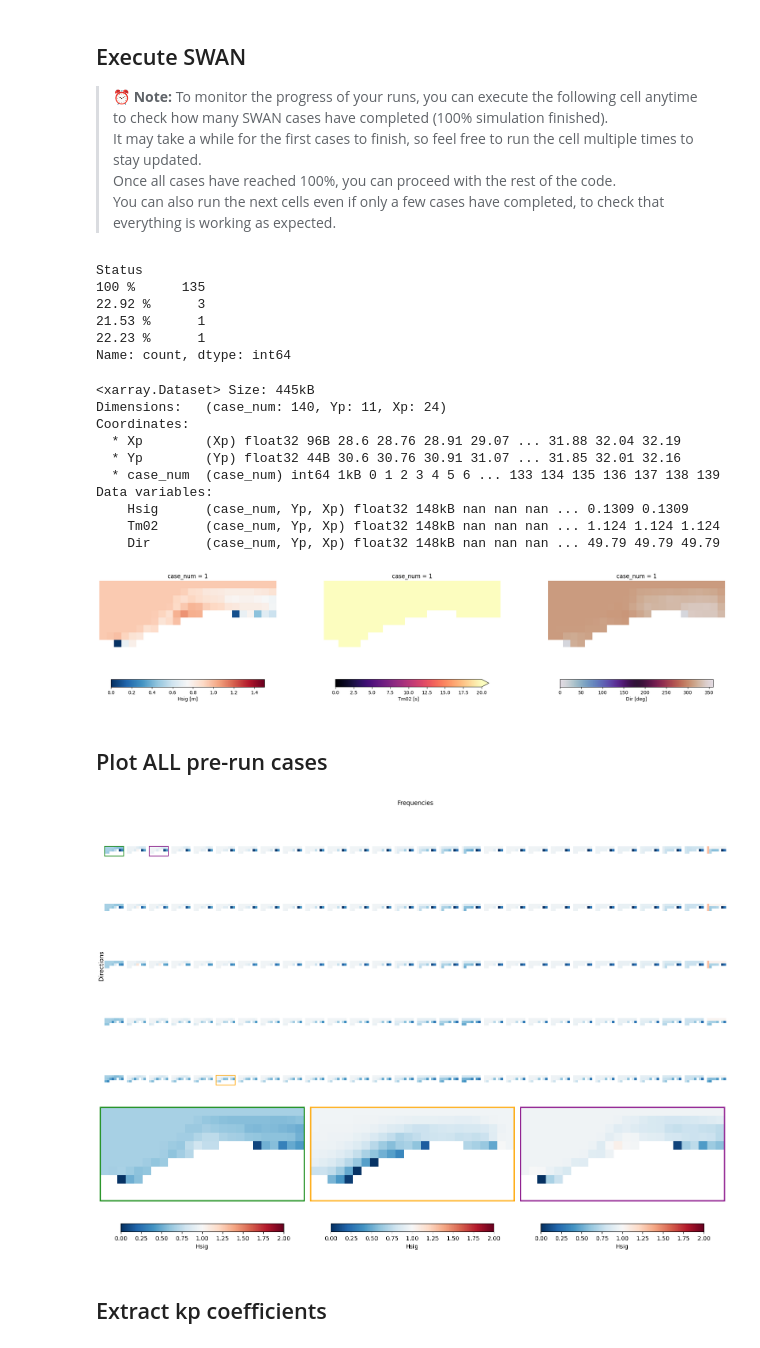
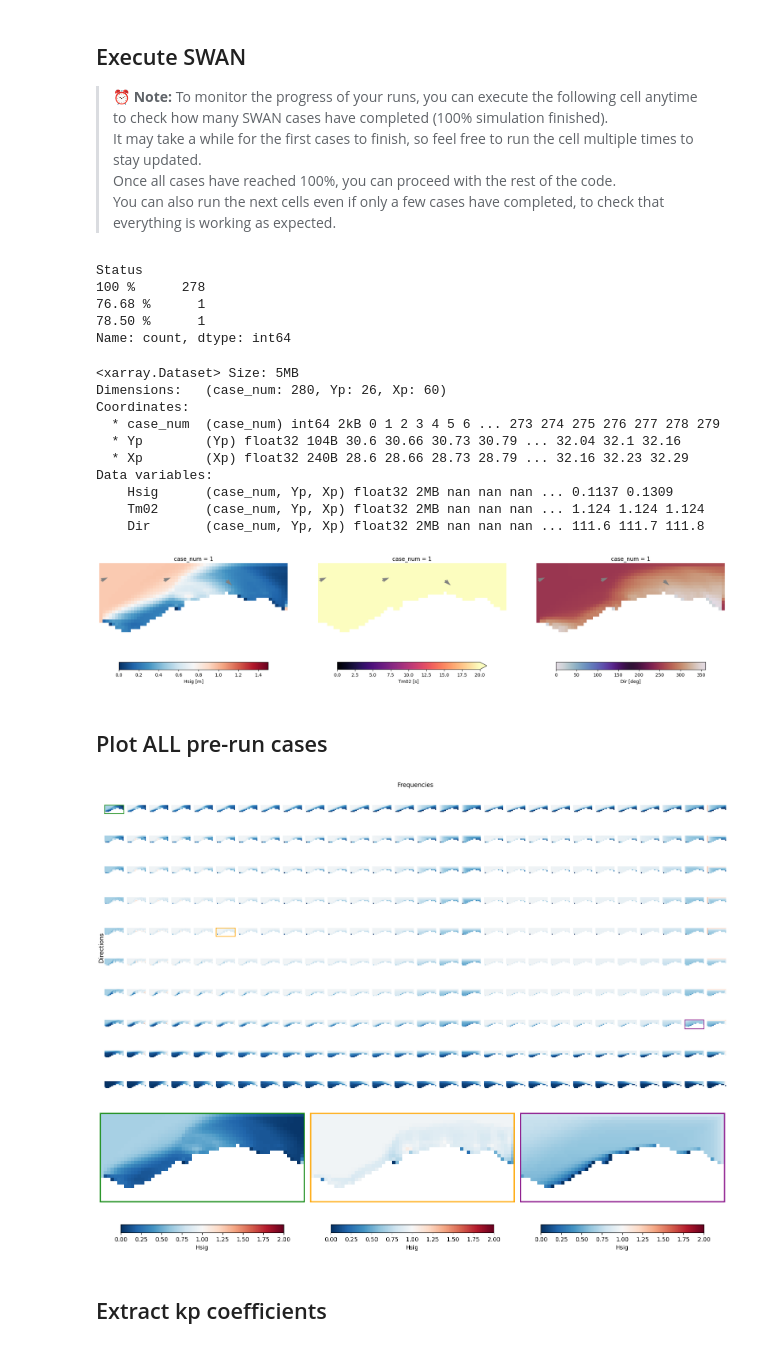
Before and after one commit to CSAICC/BlueMath, a Jupyter notebook: climate_services/hindcast/BinWaves_Alexandria/01_Propagation.ipynb, the cells around one changed output. Drawn from its saved outputs; the diff is of its cells as text; code cells hidden in the pictures.

Commit message:
[JTH] add working version with direc bands on kps

```diff
--- a/climate_services/hindcast/BinWaves_Alexandria/01_Propagation.ipynb
+++ b/climate_services/hindcast/BinWaves_Alexandria/01_Propagation.ipynb
@@ -109,7 +109,7 @@ import xarray as xr
 from utils.plotting import detect_coordinate_system
 
 bathy = xr.open_dataset("inputs/EMODNET_alexandria.nc").isel(
-    lon=slice(0, None, 50), lat=slice(0, None, 50)
+    lon=slice(0, None, 20), lat=slice(0, None, 20)
 )
 coords = detect_coordinate_system(bathy)
 is_geographic = coords["is_geographic"]
@@ -323,8 +323,8 @@ swan_cases_df = (
     generate_swan_cases(
         # Different directions and frequencies can be specified. If not provided the model will use the default values.
         frequencies_array=freq,
-        direction_range=(-60, 60),
-        direction_divisions=5,
+        direction_range=(-120, 120),
+        direction_divisions=10,
     )
     .astype(float)
     .to_dataframe()
@@ -441,26 +439,25 @@ swan_wrapper.run_cases_in_background(launcher="swan_serial.exe", num_workers=4)
 swan_wrapper.monitor_cases(value_counts="simple")
 # %% [output]
 Status
-100 %      135
-22.92 %      3
-21.53 %      1
-22.23 %      1
+100 %      278
+76.68 %      1
+78.50 %      1
 Name: count, dtype: int64
 # %%
 # Post-process the output files
 cases_bulk_parameters = swan_wrapper.postprocess_cases()
 cases_bulk_parameters
 # %% [output]
-<xarray.Dataset> Size: 445kB
-Dimensions:   (case_num: 140, Yp: 11, Xp: 24)
+<xarray.Dataset> Size: 5MB
+Dimensions:   (case_num: 280, Yp: 26, Xp: 60)
 Coordinates:
-  * Xp        (Xp) float32 96B 28.6 28.76 28.91 29.07 ... 31.88 32.04 32.19
-  * Yp        (Yp) float32 44B 30.6 30.76 30.91 31.07 ... 31.85 32.01 32.16
-  * case_num  (case_num) int64 1kB 0 1 2 3 4 5 6 ... 133 134 135 136 137 138 139
+  * case_num  (case_num) int64 2kB 0 1 2 3 4 5 6 ... 273 274 275 276 277 278 279
+  * Yp        (Yp) float32 104B 30.6 30.66 30.73 30.79 ... 32.04 32.1 32.16
+  * Xp        (Xp) float32 240B 28.6 28.66 28.73 28.79 ... 32.16 32.23 32.29
 Data variables:
-    Hsig      (case_num, Yp, Xp) float32 148kB nan nan nan ... 0.1309 0.1309
-    Tm02      (case_num, Yp, Xp) float32 148kB nan nan nan ... 1.124 1.124 1.124
-    Dir       (case_num, Yp, Xp) float32 148kB nan nan nan ... 49.79 49.79 49.79
+    Hsig      (case_num, Yp, Xp) float32 2MB nan nan nan ... 0.1137 0.1309
+    Tm02      (case_num, Yp, Xp) float32 2MB nan nan nan ... 1.124 1.124 1.124
+    Dir       (case_num, Yp, Xp) float32 2MB nan nan nan ... 111.6 111.7 111.8
 # %%
 from utils.plotting import plot_case_variables
 
@@ -469,26 +466,26 @@ plot_case_variables(
     step=20,
 )
 # %% [output]
-[figure, old version]
+[figure, new version]
 # %% [markdown]
 ## Plot ALL pre-run cases
 # %%
 from utils.plotting import plot_cases_grid
 
 plot_cases_grid(
     data=cases_bulk_parameters.Hsig.where(
         cases_bulk_parameters.case_num.isin(
             swan_cases_df.where(swan_cases_df["hs"] == 1.0).dropna().index.values
         ),
         cases_bulk_parameters.Hsig * 10,
     ),
-    cases_to_plot=[0, 117, 2],
+    cases_to_plot=[0, 117, 222],
     num_directions=len(swan_cases_df["dir"].unique()),
     num_frequencies=len(swan_cases_df["freq"].unique()),
 )
 # %% [output]
-[figure, old version]
+[figure, new version]
-[figure, old version]
+[figure, new version]
 # %% [markdown]
 ## Extract kp coefficients
 # %%
```
Also changed, not shown: parts of 16 cells of this notebook, 1 other file.
